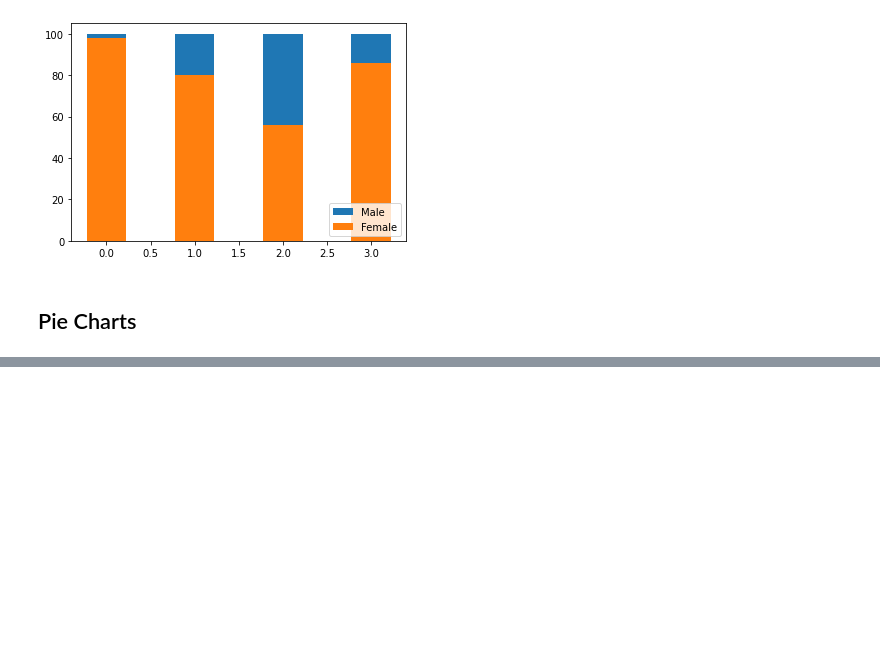
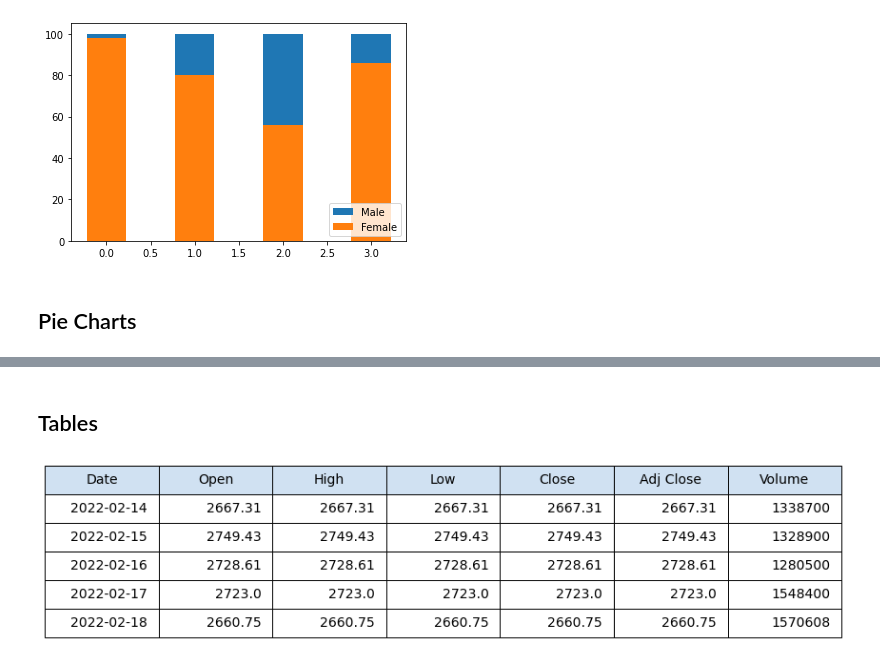
Before and after one commit to Lupercio421/udemy_python_bootcamp, a Jupyter notebook: section_47_matplotlib_tutorial/intro.ipynb, the cells around one changed output, grey strips where cells are left out. Drawn from its saved outputs; the diff is of its cells as text; code cells hidden in the pictures; blank space fills up the shorter version.

```diff
--- a/section_47_matplotlib_tutorial/intro.ipynb
+++ b/section_47_matplotlib_tutorial/intro.ipynb
@@ -344,0 +379,42 @@ plt.legend(wedges, types, loc='right', bbox_to_anchor=(1, 0, 0.5, 1))
+# %% [markdown]
+## Tables
+# %%
+goog_data['Open'] = pd.Series([round(val,2) for val in goog_data['Open']],
+index = goog_data.index)
+goog_data['High'] = pd.Series([round(val,2) for val in goog_data['Open']],
+index = goog_data.index)
+goog_data['Low'] = pd.Series([round(val,2) for val in goog_data['Open']],
+index = goog_data.index)
+goog_data['Close'] = pd.Series([round(val,2) for val in goog_data['Open']],
+index = goog_data.index)
+goog_data['Adj Close'] = pd.Series([round(val,2) for val in goog_data['Open']],
+index = goog_data.index)
+
+# Get most recent last 5 days of stock data
+stk_data = goog_data[-5:]
+col_head = ('Date','Open','High','Low','Close','Adj Close','Volume')
+
+# Add padding around cells in table
+stk_data_np = stk_data.to_numpy()
+plt.figure(linewidth = 2, tight_layout = {'pad':.5}, figsize=(5,3))
+
+# Get rid of axes and plot box
+axes_8 = plt.gca()
+axes_8.get_xaxis().set_visible(False)
+axes_8.get_yaxis().set_visible(False)
+plt.box(on = None)
+
+# np.full returns an array filled with 0.1
+# cm is a colormap object we are using to use a default blue color
+# matplotlib.org/3.1.0/tutorials/colors/colormaps.html
+ccolors = plt.cm.Blues(np.full(len(col_head), 0.2))
+
+# Receives data, loc, list of column headers, column header color as array of colors
+# You can also add rowLabel, rowColours, rowLoc: Text alignment
+the_table = plt.table(cellText=stk_data_np, loc = 'center', colLabels=col_head, colColours=ccolors)
+
+# Set table font size
+the_table.set_fontsize(14)
+the_table.scale(3,2.5)
+# %% [output]
+[figure, added]
```
Also changed, not shown: parts of 10 cells of this notebook, 1 other file.
